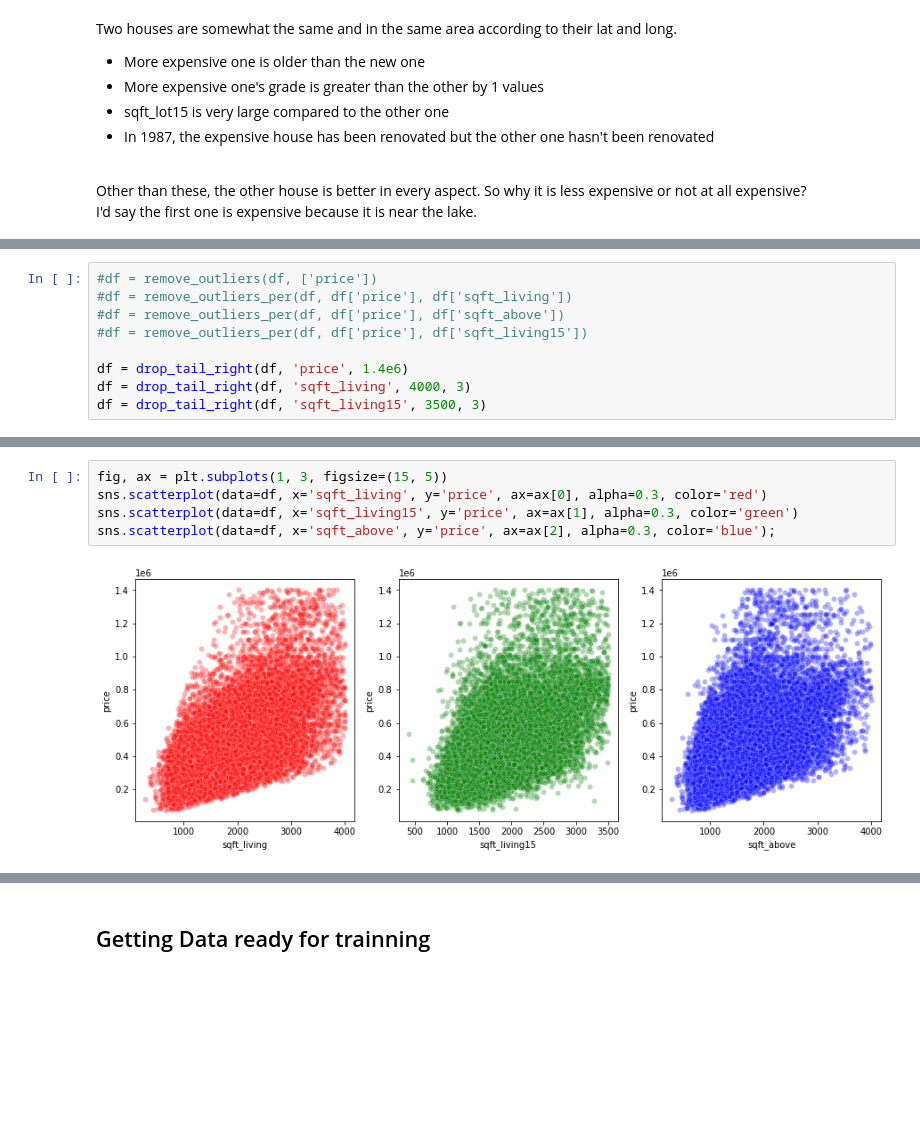
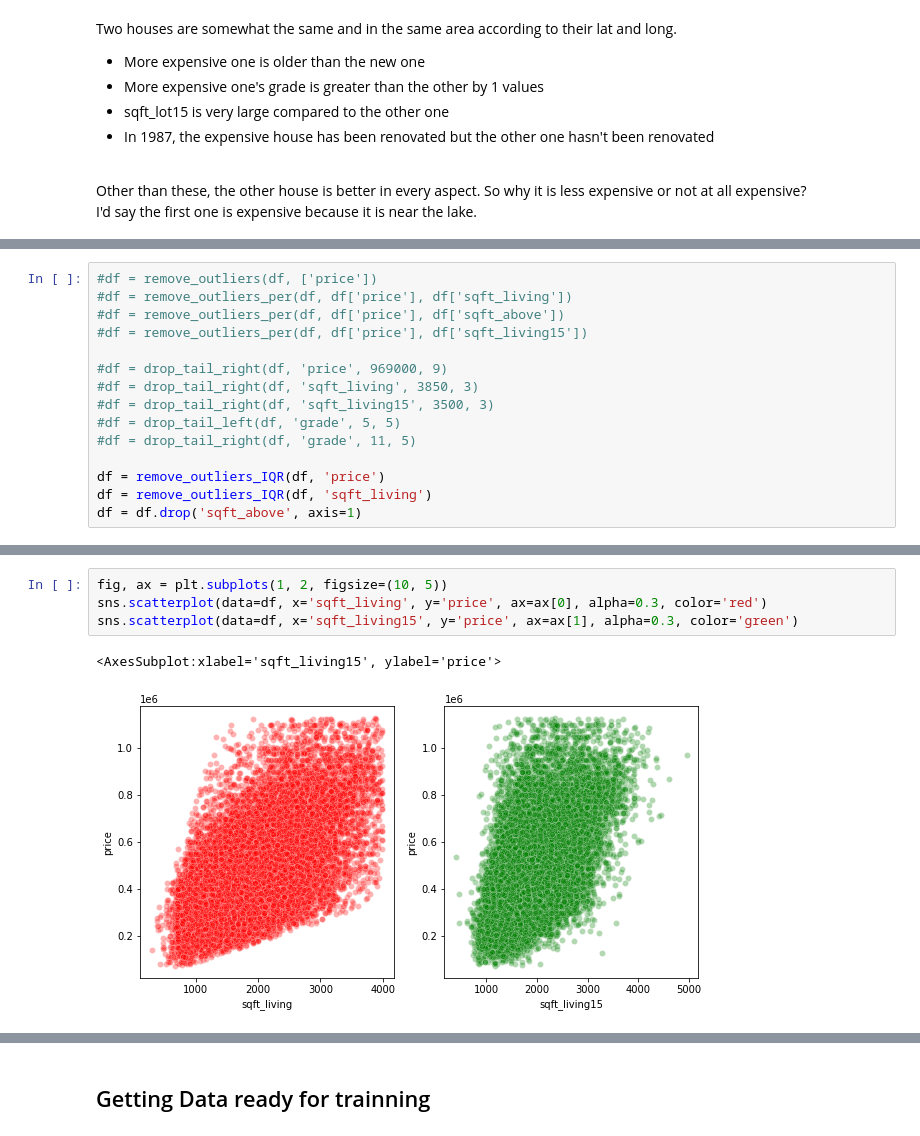
Before and after one commit to AlirezaKamyab/Tasks, a Jupyter notebook: Task 01/Task 1 Polynomial Regression.ipynb, the cells around one changed output, grey strips where cells are left out. Saved outputs shown, nothing was run; the diff lists cells and outputs as text; blank space fills up the shorter version.

```diff
--- a/Task 01/Task 1 Polynomial Regression.ipynb
+++ b/Task 01/Task 1 Polynomial Regression.ipynb
@@ -240,7 +267,13 @@ def drop_tail_left(df, column, from_value, max_percentage=5):
 #df = remove_outliers_per(df, df['price'], df['sqft_above'])
 #df = remove_outliers_per(df, df['price'], df['sqft_living15'])
 
-df = drop_tail_right(df, 'price', 1.4e6)
-df = drop_tail_right(df, 'sqft_living', 4000, 3)
-df = drop_tail_right(df, 'sqft_living15', 3500, 3)
+#df = drop_tail_right(df, 'price', 969000, 9)
+#df = drop_tail_right(df, 'sqft_living', 3850, 3)
+#df = drop_tail_right(df, 'sqft_living15', 3500, 3)
+#df = drop_tail_left(df, 'grade', 5, 5)
+#df = drop_tail_right(df, 'grade', 11, 5)
+
+df = remove_outliers_IQR(df, 'price')
+df = remove_outliers_IQR(df, 'sqft_living')
+df = df.drop('sqft_above', axis=1)
 # %% [output]
@@ -270,10 +302,10 @@ sns.histplot(data=df, x='sqft_living15', ax=ax, kde=True, alpha=0.1);
 # %%
-fig, ax = plt.subplots(1, 3, figsize=(15, 5))
+fig, ax = plt.subplots(1, 2, figsize=(10, 5))
 sns.scatterplot(data=df, x='sqft_living', y='price', ax=ax[0], alpha=0.3, color='red')
 sns.scatterplot(data=df, x='sqft_living15', y='price', ax=ax[1], alpha=0.3, color='green')
-sns.scatterplot(data=df, x='sqft_above', y='price', ax=ax[2], alpha=0.3, color='blue');
 # %% [output]
+<AxesSubplot:xlabel='sqft_living15', ylabel='price'>
-[figure, old version]
+[figure, new version]
 # %%
 plt.figure(figsize=(12, 12))
 sns.scatterplot(data=df, x='long', y='lat', hue='price', palette='rocket_r',);
```
Also changed, not shown: parts of 21 cells of this notebook, 5 other files.
